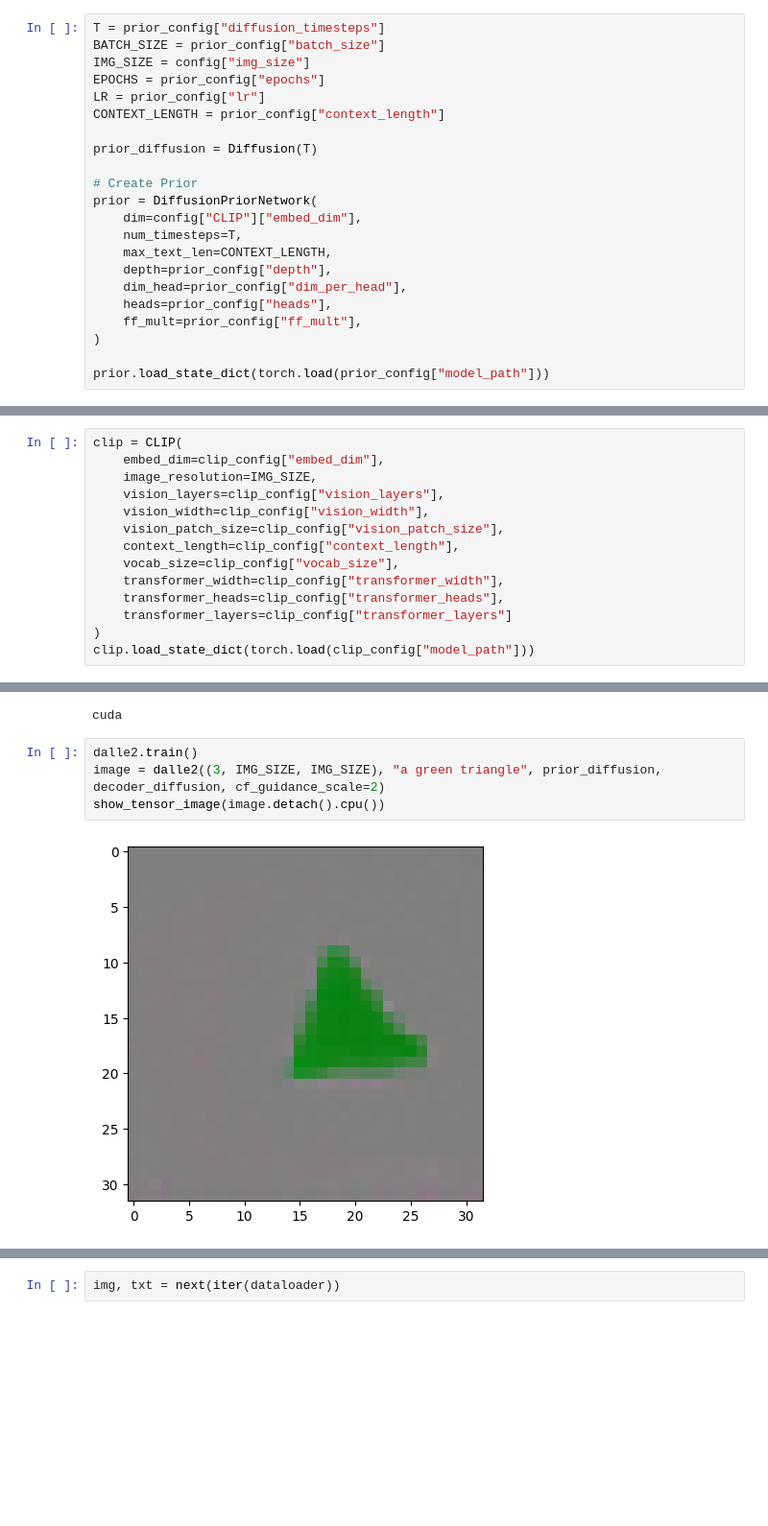
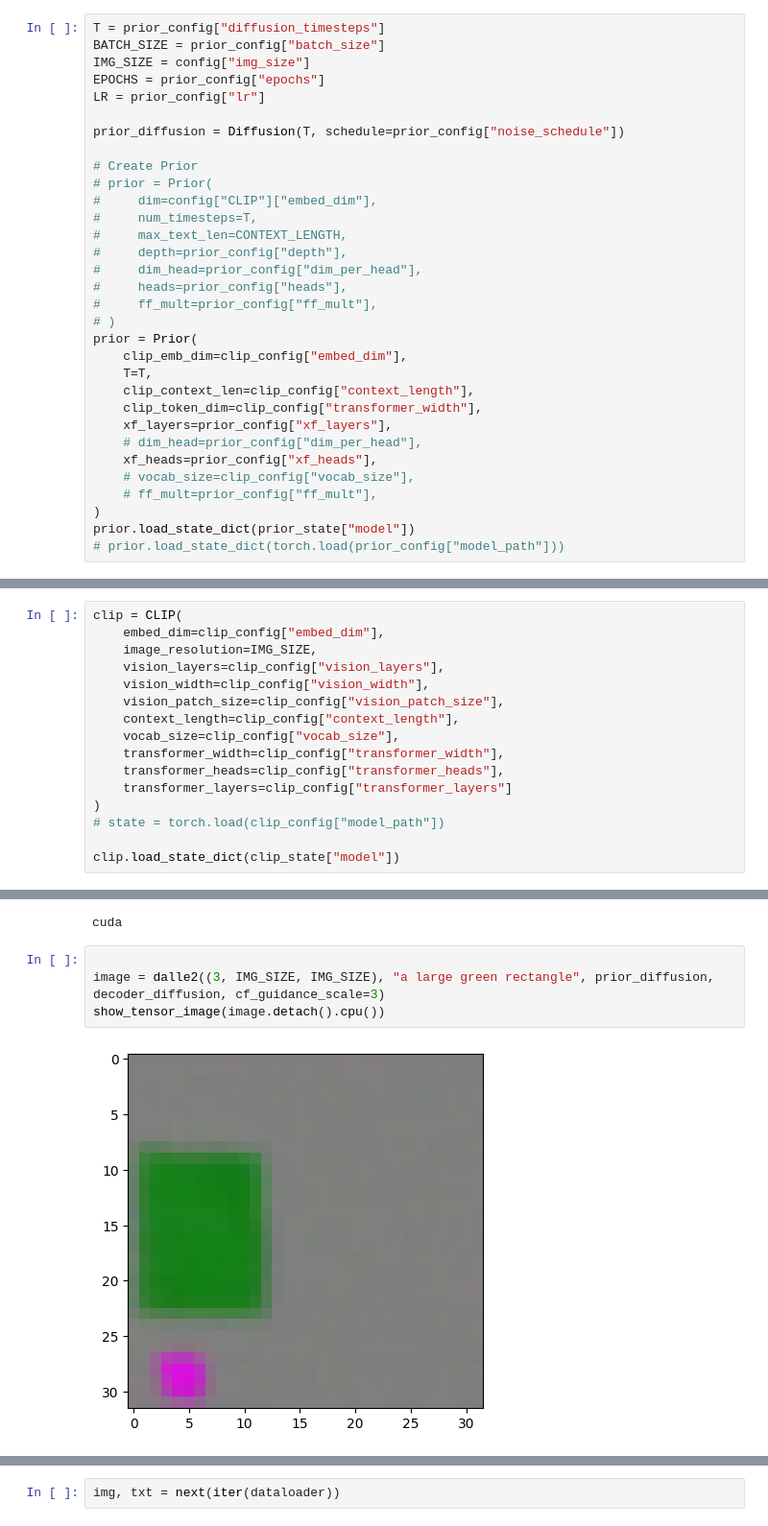
Before and after one commit to RodgersLuo/open-dalle-2, a Jupyter notebook: experiments.ipynb, the cells around one changed output, grey strips where cells are left out. Shown: that part at 96% size. Drawn from its saved outputs; the diff is of its cells as text; blank space fills up the shorter version.

Commit message:
Refactor Prior network

```diff
--- a/experiments.ipynb
+++ b/experiments.ipynb
@@ -73,22 +90,32 @@ BATCH_SIZE = prior_config["batch_size"]
 IMG_SIZE = config["img_size"]
 EPOCHS = prior_config["epochs"]
 LR = prior_config["lr"]
-CONTEXT_LENGTH = prior_config["context_length"]
 
-prior_diffusion = Diffusion(T)
+prior_diffusion = Diffusion(T, schedule=prior_config["noise_schedule"])
 
 # Create Prior
-prior = DiffusionPriorNetwork(
-    dim=config["CLIP"]["embed_dim"],
-    num_timesteps=T,
-    max_text_len=CONTEXT_LENGTH,
-    depth=prior_config["depth"],
-    dim_head=prior_config["dim_per_head"],
-    heads=prior_config["heads"],
-    ff_mult=prior_config["ff_mult"],
+# prior = Prior(
+#     dim=config["CLIP"]["embed_dim"],
+#     num_timesteps=T,
+#     max_text_len=CONTEXT_LENGTH,
+#     depth=prior_config["depth"],
+#     dim_head=prior_config["dim_per_head"],
+#     heads=prior_config["heads"],
+#     ff_mult=prior_config["ff_mult"],
+# )
+prior = Prior(
+    clip_emb_dim=clip_config["embed_dim"],
+    T=T,
+    clip_context_len=clip_config["context_length"],
+    clip_token_dim=clip_config["transformer_width"],
+    xf_layers=prior_config["xf_layers"],
+    # dim_head=prior_config["dim_per_head"],
+    xf_heads=prior_config["xf_heads"],
+    # vocab_size=clip_config["vocab_size"],
+    # ff_mult=prior_config["ff_mult"],
 )
-
-prior.load_state_dict(torch.load(prior_config["model_path"]))
+prior.load_state_dict(prior_state["model"])
+# prior.load_state_dict(torch.load(prior_config["model_path"]))
 # %% [output]
 <All keys matched successfully>
 # %%
@@ -104,7 +131,9 @@ clip = CLIP(
     transformer_heads=clip_config["transformer_heads"],
     transformer_layers=clip_config["transformer_layers"]
 )
-clip.load_state_dict(torch.load(clip_config["model_path"]))
+# state = torch.load(clip_config["model_path"])
+
+clip.load_state_dict(clip_state["model"])
 # %% [output]
 <All keys matched successfully>
 # %%
@@ -138,11 +167,11 @@ dalle2 = dalle2.to(device=device)
 # %% [output]
 cuda
 # %%
-dalle2.train()
-image = dalle2((3, IMG_SIZE, IMG_SIZE), "a green triangle", prior_diffusion, decoder_diffusion, cf_guidance_scale=2)
+
+image = dalle2((3, IMG_SIZE, IMG_SIZE), "a large green rectangle", prior_diffusion, decoder_diffusion, cf_guidance_scale=3)
 show_tensor_image(image.detach().cpu())
 # %% [output]
-[figure, old version]
+[figure, new version]
 # %%
 sys.path.insert(0, 'dataset')
 from dataset import load_data
```
Also changed, not shown: parts of 13 cells of this notebook, 5 other files.
